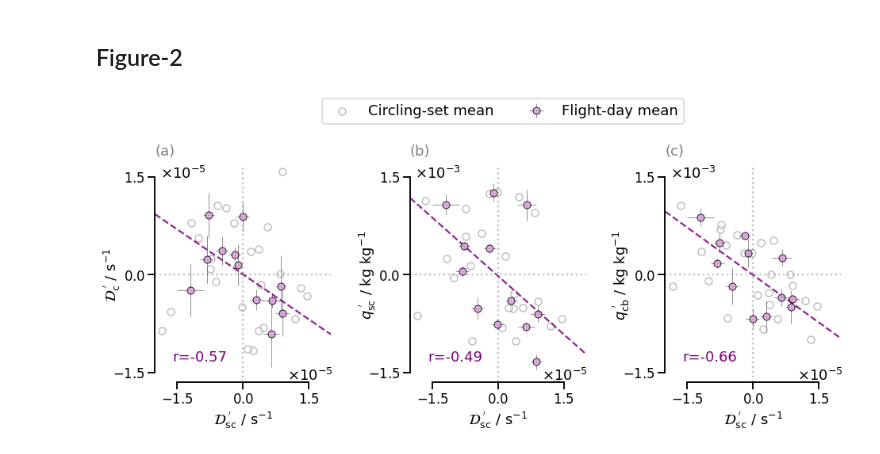
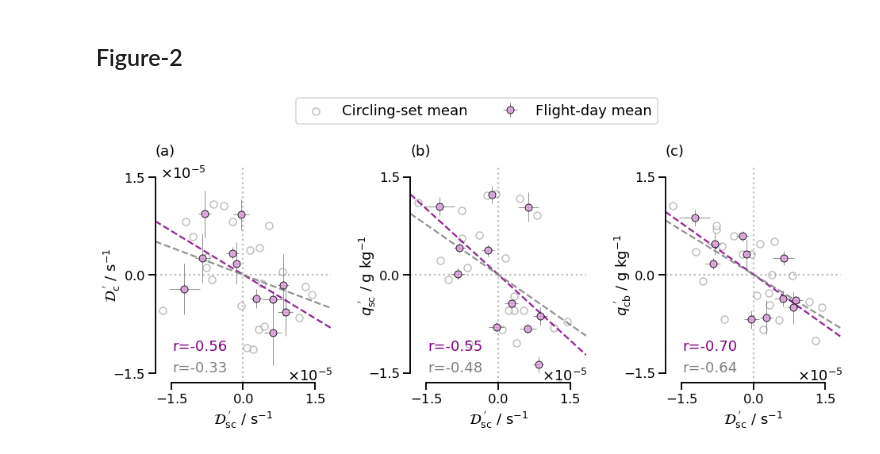
Before and after one commit to Geet-George/recode_smocs, a Jupyter notebook: JOANNE_processing.ipynb, the cells around one changed output. Cells and saved outputs as stored; diff of their text form; code cells hidden in the pictures.

```diff
--- a/JOANNE_processing.ipynb
+++ b/JOANNE_processing.ipynb
@@ -72,8 +70,11 @@ eurec4a_circles = jo_l4.where(
+# %%
+# Theta
+eurec4a_circles['theta'] = mpcalc.potential_temperature(eurec4a_circles.p,eurec4a_circles.ta)
 # %%
 eurec4a_circles['q_ano'] = eurec4a_circles.q - eurec4a_circles.q.mean(dim='circle_time')
 eurec4a_circles['D_ano'] = eurec4a_circles.D - eurec4a_circles.D.mean(dim='circle_time')
 # %%
-ano_vars = ['D_ano','q_ano']
+ano_vars = ['D','D_ano','q_ano']
 
 resampled_mean = eurec4a_circles[ano_vars].resample(circle_time='1D').mean(
     dim='circle_time').dropna(dim='circle_time',how='all')
@@ -94,6 +91,7 @@ for k in range(len(days)):
 
 ds_cirsets = xr.concat(ds_cirsets_,dim='circling_set')
 # %%
+circles = {}
 daily = {}
 cirsets = {}
 
@@ -101,8 +99,9 @@ layers = {'sc':{'base':0,'top':600},
           'c':{'base':900,'top':1500},
           'cb':{'base':600,'top':900}}
 
-for variable in ['D_ano','q_ano']:
+for variable in ['D','D_ano','q_ano']:
     for layer in ['sc','c','cb']:
         for function in ['mean','std']:
+            circles[f'{layer}_{variable}_{function}'] = ay.compute_over_layer(eurec4a_circles,variable,layers[layer]['base'],layers[layer]['top'],function)
             daily[f'{layer}_{variable}_{function}'] = ay.compute_over_layer(resampled_mean,variable,layers[layer]['base'],layers[layer]['top'],function)
             cirsets[f'{layer}_{variable}_{function}'] = ay.compute_over_layer(ds_cirsets,variable,layers[layer]['base'],layers[layer]['top'],function)
@@ -166,7 +205,7 @@ for i in range(len(pars)) :
 
     ax[i,1].set_ylabel("")
     ax[i,0].set_xlabel(mean_xlabels[i],labelpad=5)
-    ax[i,1].set_xlabel('Flight Dates',labelpad=15)
+    ax[i,1].set_xlabel('Flight Dates (M-DD)',labelpad=15)
 
     yticks = np.array([600,900,1500,2500])
     ax[i,1].set_yticks(yticks)
@@ -221,7 +260,7 @@ for i in range(len(pars)) :
     cbar = f.colorbar(cb, ax=ax[i,1], orientation="vertical", extend="both",label=cbar_labels[i],format=fmt)
     cbar.ax.yaxis.set_offset_position('left')
 
-    [ax[i,m].set_title(f'({titles[int(i*2 + m)]})',loc='left',weight='light',c='grey') for m in range(2)]
+    [ax[i,m].set_title(f'({titles[int(i*3 + m + 1)]})',loc='left',weight='light',c='grey') for m in range(2)]
 
     # line over both plots
     xleft, _ = ax[i,0].get_xlim()
@@ -237,6 +276,5 @@ ax[1,0].text(ax[1,0].get_xlim()[0]*1.1,300,'sub-cloud layer',fontsize=13,zorder=
 ax[1,0].text(ax[1,0].get_xlim()[0]*1.1,750,'cloud-base',fontsize=13,zorder=0,verticalalignment='center',color='grey',fontstyle='italic')
 ax[1,0].text(ax[1,0].get_xlim()[0]*1.1,1200,'cloud layer',fontsize=13,zorder=0,verticalalignment='center',color='grey',fontstyle='italic')
 
-# plt.savefig(f'EUREC4A_all_anomaly_parameters_div_q_upto_{ylim}_custom_yaxis_layers_shown.png',dpi=300,bbox_inches='tight')
-# plt.savefig(f'EUREC4A_all_anomaly_parameters_div_q_upto_{ylim}_custom_yaxis_layers_shown.pdf',bbox_inches='tight')
+plt.savefig(f'sandbox/EUREC4A_all_anomaly_parameters_div_q_upto_{ylim}_custom_yaxis_layers_shown.pdf',bbox_inches='tight')
 # %% [output]
@@ -267,49 +320,58 @@ D_unit = 's$^{-1}$'
 q_unit = 'kg kg$^{-1}$'
 x_par = 'sc_D_ano'
 
-y_pars = {'c_D_ano':{'unit': 's$^{-1}$', 'label':'$\mathcal{D}_{\mathrm{c}}^{\ \'}$'},
-          'sc_q_ano':{'unit':'kg kg$^{-1}$','label':'$q_{\mathrm{sc}}^{\ \'}$'},
-          'cb_q_ano':{'unit':'kg kg$^{-1}$','label':'$q_{\mathrm{cb}}^{\ \'}$'}}
+y_pars = {'c_D_ano':{'unit': 's$^{-1}$', 'label':'$\mathcal{D}_{\mathrm{c}}^{\ \'}$','scale_factor':1},
+          'sc_q_ano':{'unit':'g kg$^{-1}$','label':'$q_{\mathrm{sc}}^{\ \'}$','scale_factor':10**3},
+          'cb_q_ano':{'unit':'g kg$^{-1}$','label':'$q_{\mathrm{cb}}^{\ \'}$','scale_factor':10**3}}
 
 for id_,y_par in enumerate(y_pars.keys()):
 
     ax[id_].errorbar(daily[f'{x_par}_mean'],
-                     daily[f'{y_par}_mean'],
-                     yerr=daily[f'{y_par}_std'],
+                     daily[f'{y_par}_mean']*y_pars[y_par]['scale_factor'],
+                     yerr=daily[f'{y_par}_std']*y_pars[y_par]['scale_factor'],
                      xerr=daily[f'{x_par}_std'],
                      fmt='o',markeredgecolor='k',c='plum',alpha=0.85,ecolor='grey',elinewidth=1,label='Flight-day mean')
 
     ax[id_].scatter(cirsets[f'{x_par}_mean'],
-                    cirsets[f'{y_par}_mean'],
+                    cirsets[f'{y_par}_mean']*y_pars[y_par]['scale_factor'],
                     edgecolor='grey',c='white',alpha=0.5,label='Circling-set mean')
 
     pf.reg_line(ax[id_],
                 daily[f'{x_par}_mean'],
-                daily[f'{y_par}_mean'],
-                text_title=False,r_loc=(.1,.1),
+                daily[f'{y_par}_mean']*y_pars[y_par]['scale_factor'],
+                text_title=False,r_loc=(.1,.15),
                 kwargs_for_text={"color":'purple','alpha':1},
                 kwargs_for_axline={'color':'purple','linestyle':'--','alpha':0.85})
 
-    ax[id_].set_title(f'({titles[id_]})',loc='left',pad=15,weight='light',c='grey')
+    pf.reg_line(ax[id_],
+                cirsets[f'{x_par}_mean'],
+                cirsets[f'{y_par}_mean']*y_pars[y_par]['scale_factor'],
+                text_title=False,r_loc=(.1,.05),
+                kwargs_for_text={"color":'grey','alpha':1},
+                kwargs_for_axline={'color':'grey','linestyle':'--','alpha':0.85})
+
+    ax[id_].set_title(f'({titles[id_]})',loc='left',pad=15,weight='light')
 
     ax[id_].axvline(0,**zero_line_kwargs)
     ax[id_].axhline(0,**zero_line_kwargs)
 
     pf.sci_exp_axis(ax[id_],axis='x',x_pad=0.75)
     _,y_exp = pf.sci_exp_axis(ax[id_],axis='y',x_pad=0.03,y_pad=.95)
 
     ax[id_].set_xlabel('$\mathcal{D}_{\mathrm{sc}}^{\ \'}$ / s$^{-1}$')
     ax[id_].set_ylabel(f"{y_pars[y_par]['label']} / {y_pars[y_par]['unit']}",labelpad=-12)
 
     ax[id_].set_ylim([-1.65*10**(int(y_exp)),1.65*10**(int(y_exp))])
     ax[id_].set_yticks([-1.5*10**(int(y_exp)),0,1.5*10**(int(y_exp))])
     ax[id_].set_xticks([-1.5e-5,0,1.5e-5])
 
-ax[1].legend(fontsize=18,frameon=True,loc=(-0.5,1.2),ncol=2)
+ax[1].legend(fontsize=18,frameon=True,loc=(-0.65,1.2),ncol=2)
 sb.despine(trim=True)
 
 mpl_axes_aligner.align.xaxes(ax[0], 0, ax[1], 0, 0.5)
 mpl_axes_aligner.align.yaxes(ax[0], 0, ax[1], 0, 0.5)
 mpl_axes_aligner.align.yaxes(ax[2], 0, ax[1], 0, 0.5)
+
+plt.savefig('sandbox/subcloud_vs_cloud_subplots_abc_subplottitles.pdf',bbox_inches='tight')
 # %% [output]
-[figure, old version]
+[figure, new version]
```
Also changed, not shown: parts of 13 cells of this notebook.
